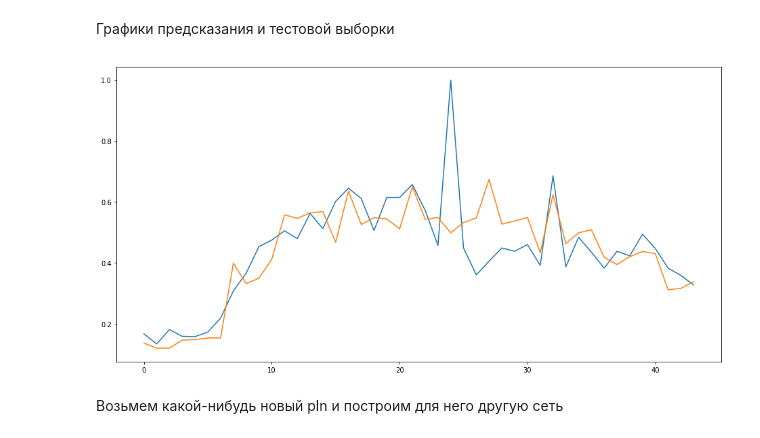
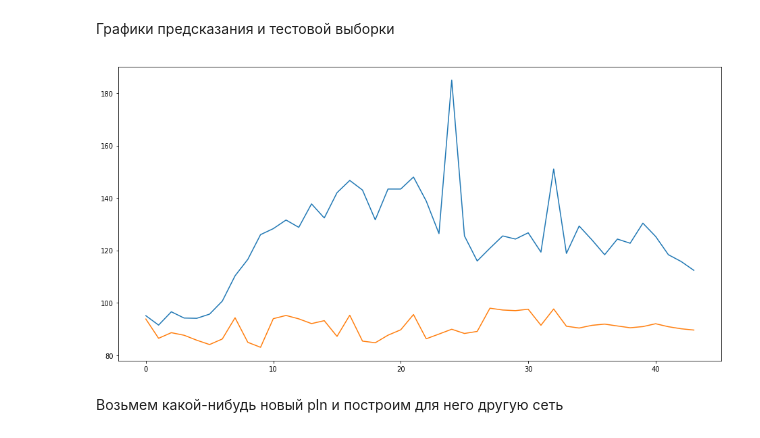
Before and after one commit to antonlagunov1623/NN_lab, a Jupyter notebook: NN_task.ipynb, the cells around one changed output. Cells and saved outputs as stored; diff of their text form; code cells hidden in the pictures.

```diff
--- a/NN_task.ipynb
+++ b/NN_task.ipynb
@@ -119,11 +111,15 @@ first_pln['MEAN_PER_MONTH'] = norm_act.ravel()
 # %%
 first_pln.reset_index(inplace=True)
 first_pln.set_index('WEEK', inplace=True)
-first_pln.drop(['YEAR_MONTH', 'YEAR'], axis=1, inplace=True)
-first_pln['MONTH'] = first_pln['MONTH'].apply(lambda m: sin_month(m))
-first_pln['DAY'] = first_pln['DAY'].apply(lambda d: sin_day(d))
+first_pln.drop(['YEAR'], axis=1, inplace=True)
+first_pln['MONTH_SIN'] = first_pln['MONTH'].apply(lambda m: sin_month(m))
+first_pln['DAY_SIN'] = first_pln['DAY'].apply(lambda d: sin_day(d))
+first_pln['MONTH_COS'] = first_pln['MONTH'].apply(lambda m: cos_month(m))
+first_pln['DAY_COS'] = first_pln['DAY'].apply(lambda d: cos_day(d))
 first_pln.reset_index('WEEK', inplace=True)
 first_pln.drop('index', axis=1, inplace=True)
+# %%
+first_pln.drop(['MONTH', 'DAY'], axis=1, inplace=True)
 # %% [markdown]
 Взглянем на получившиеся данные
 # %%
@@ -158,7 +160,7 @@ plt.show()
 # %%
 act = first_pln['ACTUAL']
 first_pln.drop('ACTUAL', axis=1, inplace = True)
-first_pln.insert(5, 'ACTUAL', act)
+first_pln.insert(6, 'ACTUAL', act)
 # %%
 first_pln['WEEK'] = first_pln['WEEK'].apply(lambda x: str(x))
 # %%
@@ -192,8 +194,9 @@ print(X_train.shape, y_train.shape, X_test.shape, y_test.shape)
 # %%
 model = Sequential()
 model.add(LSTM(50, input_shape=(X_train.shape[1], X_train.shape[2])))
+model.add(Dense(50, kernel_regularizer=regularizers.l2(0.02)))
 model.add(Dense(1))
 model.compile(loss='mae', optimizer=RMSprop())
-history = model.fit(X_train, y_train, epochs=700, batch_size=72, validation_data=(X_test, y_test), verbose=2, shuffle=False)
+history = model.fit(X_train, y_train, epochs=100, batch_size=16, validation_data=(X_test, y_test), verbose=2, shuffle=False)
 # %% [output]
 Train on 100 samples, validate on 44 samples
@@ -240,11 +243,11 @@ Test RMSE: 67.502
 Графики предсказания и тестовой выборки
 # %%
 plt.figure(figsize=(16,8))
-plt.plot(y_test)
-plt.plot(yhat)
+plt.plot(inv_y)
+plt.plot(inv_yhat)
 plt.show()
 # %% [output]
-[figure, old version]
+[figure, new version]
 # %% [markdown]
 Возьмем какой-нибудь новый pln и построим для него другую сеть
 # %%
```
Also changed, not shown: parts of 28 cells of this notebook.
